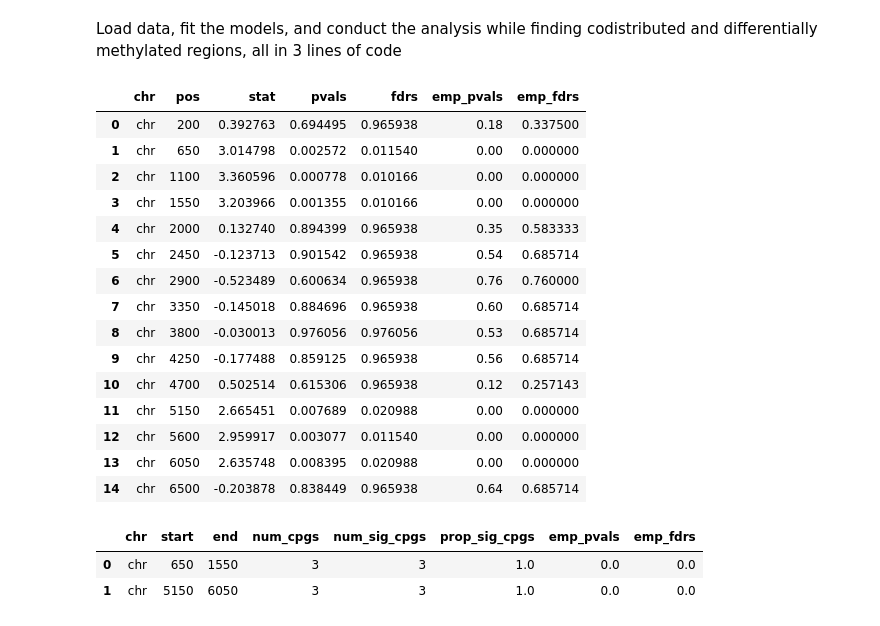
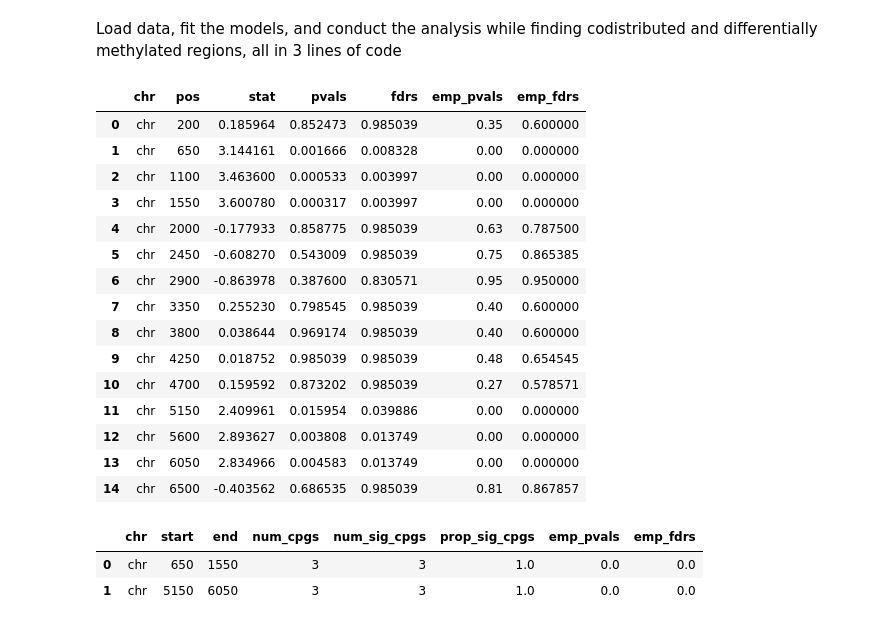
Before and after one commit to AndyCGraham/pyMethTools, a Jupyter notebook: vignettes/vignette.ipynb, the cells around one changed output. Drawn from its saved outputs; the diff is of its cells as text; code cells hidden in the pictures.

```diff
--- a/vignettes/vignette.ipynb
+++ b/vignettes/vignette.ipynb
@@ -15,7 +15,7 @@ np.random.seed(42)
 sample_size=15
 n_cpg=15
 read_depth=30
-meth_levels=[0.5,0.06,0.06,0.06,0.5,0.9,0.1,0.1,0.1,0.8, 0.6,0.12,0.13,0.12,0.5]
+meth_levels=[0.5,0.05,0.05,0.05,0.5,0.9,0.1,0.1,0.1,0.8, 0.6,0.12,0.13,0.12,0.5]
 coverage = np.empty(shape=(n_cpg,sample_size), dtype=int)
 meth = np.empty(shape=(n_cpg,sample_size), dtype=int)
 for sample in range(0, sample_size):
@@ -100,25 +100,25 @@ Load data, fit the models, and conduct the analysis while finding codistributed
 # %%
 obj = pyMethObj(combined_meth,combined_coverage,target_regions=regions,genomic_positions=np.array(range(200,6600,450)),covs=X,covs_disp=X_star)
 obj.fit_betabinom()
-cpg_res,region_res = obj.wald_test("group",n_permute=100)
+cpg_res,region_res = obj.wald_test("group",n_permute=100,find_dmrs="binary_search")
 cpg_res
 # %% [output]
 |  | chr | pos | stat | pvals | fdrs | emp_pvals | emp_fdrs |
-| 0 | chr | 200 | 0.392763 | 0.694495 | 0.965938 | 0.18 | 0.337500 |
-| 1 | chr | 650 | 3.014798 | 0.002572 | 0.011540 | 0.00 | 0.000000 |
-| 2 | chr | 1100 | 3.360596 | 0.000778 | 0.010166 | 0.00 | 0.000000 |
-| 3 | chr | 1550 | 3.203966 | 0.001355 | 0.010166 | 0.00 | 0.000000 |
-| 4 | chr | 2000 | 0.132740 | 0.894399 | 0.965938 | 0.35 | 0.583333 |
-| 5 | chr | 2450 | -0.123713 | 0.901542 | 0.965938 | 0.54 | 0.685714 |
-| 6 | chr | 2900 | -0.523489 | 0.600634 | 0.965938 | 0.76 | 0.760000 |
-| 7 | chr | 3350 | -0.145018 | 0.884696 | 0.965938 | 0.60 | 0.685714 |
-| 8 | chr | 3800 | -0.030013 | 0.976056 | 0.976056 | 0.53 | 0.685714 |
-| 9 | chr | 4250 | -0.177488 | 0.859125 | 0.965938 | 0.56 | 0.685714 |
-| 10 | chr | 4700 | 0.502514 | 0.615306 | 0.965938 | 0.12 | 0.257143 |
-| 11 | chr | 5150 | 2.665451 | 0.007689 | 0.020988 | 0.00 | 0.000000 |
-| 12 | chr | 5600 | 2.959917 | 0.003077 | 0.011540 | 0.00 | 0.000000 |
-| 13 | chr | 6050 | 2.635748 | 0.008395 | 0.020988 | 0.00 | 0.000000 |
-| 14 | chr | 6500 | -0.203878 | 0.838449 | 0.965938 | 0.64 | 0.685714 |
+| 0 | chr | 200 | 0.185964 | 0.852473 | 0.985039 | 0.35 | 0.600000 |
+| 1 | chr | 650 | 3.144161 | 0.001666 | 0.008328 | 0.00 | 0.000000 |
+| 2 | chr | 1100 | 3.463600 | 0.000533 | 0.003997 | 0.00 | 0.000000 |
+| 3 | chr | 1550 | 3.600780 | 0.000317 | 0.003997 | 0.00 | 0.000000 |
+| 4 | chr | 2000 | -0.177933 | 0.858775 | 0.985039 | 0.63 | 0.787500 |
+| 5 | chr | 2450 | -0.608270 | 0.543009 | 0.985039 | 0.75 | 0.865385 |
+| 6 | chr | 2900 | -0.863978 | 0.387600 | 0.830571 | 0.95 | 0.950000 |
+| 7 | chr | 3350 | 0.255230 | 0.798545 | 0.985039 | 0.40 | 0.600000 |
+| 8 | chr | 3800 | 0.038644 | 0.969174 | 0.985039 | 0.40 | 0.600000 |
+| 9 | chr | 4250 | 0.018752 | 0.985039 | 0.985039 | 0.48 | 0.654545 |
+| 10 | chr | 4700 | 0.159592 | 0.873202 | 0.985039 | 0.27 | 0.578571 |
+| 11 | chr | 5150 | 2.409961 | 0.015954 | 0.039886 | 0.00 | 0.000000 |
+| 12 | chr | 5600 | 2.893627 | 0.003808 | 0.013749 | 0.00 | 0.000000 |
+| 13 | chr | 6050 | 2.834966 | 0.004583 | 0.013749 | 0.00 | 0.000000 |
+| 14 | chr | 6500 | -0.403562 | 0.686535 | 0.985039 | 0.81 | 0.867857 |
 # %%
 region_res
 # %% [output]
```
Also changed, not shown: parts of 13 cells of this notebook, 1 other file.
